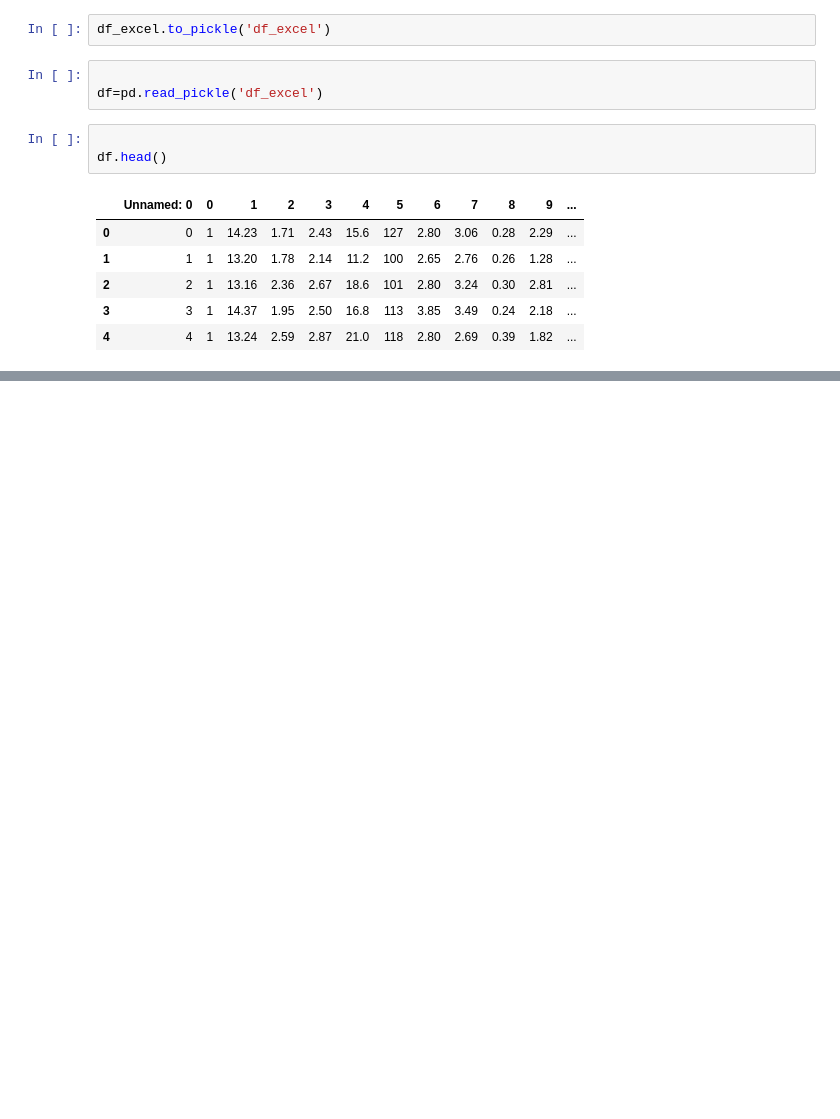
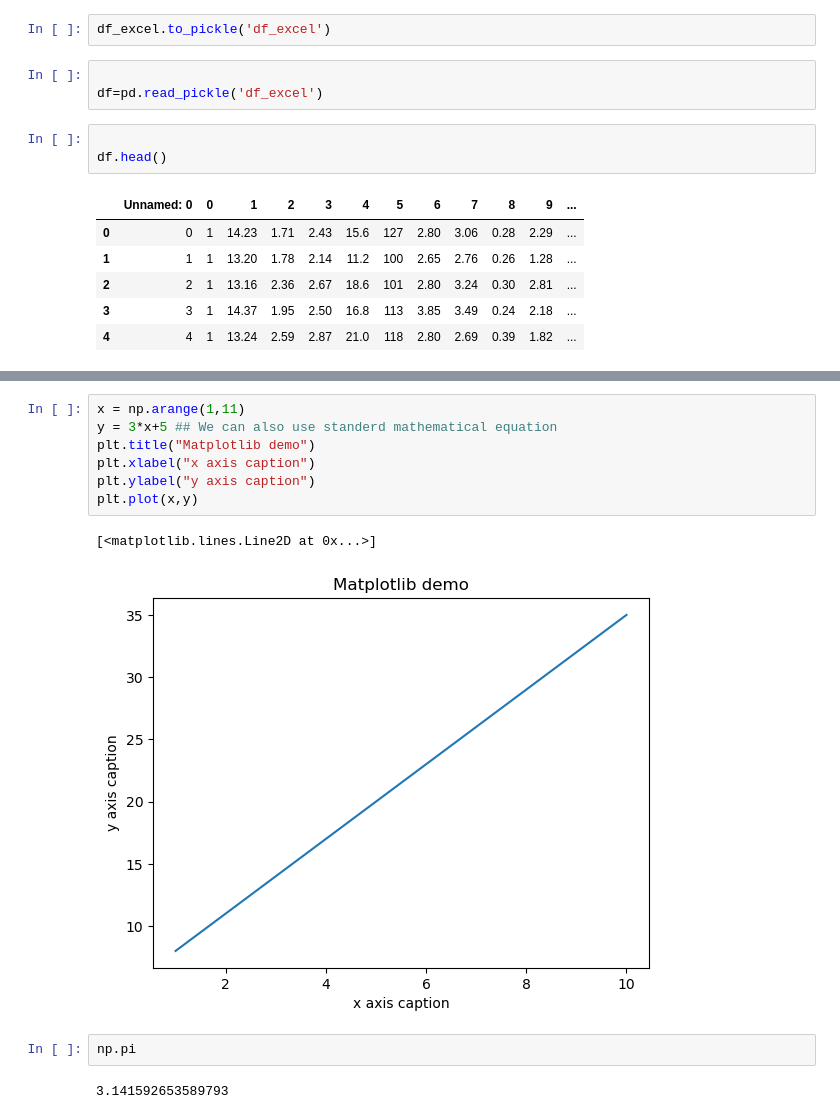
Before and after one commit to riteshtambe/Python_All_in_One-, a Jupyter notebook: Python Notes ALL in ONE.ipynb, the cells around one changed output, grey strips where cells are left out. Drawn from its saved outputs; the diff is of its cells as text; blank space fills up the shorter version.

```diff
--- a/Python Notes ALL in ONE.ipynb
+++ b/Python Notes ALL in ONE.ipynb
@@ -1352,0 +1407,14 @@ df.head()
+# %%
+x = np.arange(1,11)
+y = 3*x+5 ## We can also use standerd mathematical equation
+plt.title("Matplotlib demo")
+plt.xlabel("x axis caption")
+plt.ylabel("y axis caption")
+plt.plot(x,y)
+# %% [output]
+[<matplotlib.lines.Line2D at 0x...>]
+[figure, added]
+# %%
+np.pi
+# %% [output]
+3.141592653589793
```
Also changed, not shown: parts of 95 cells of this notebook.
